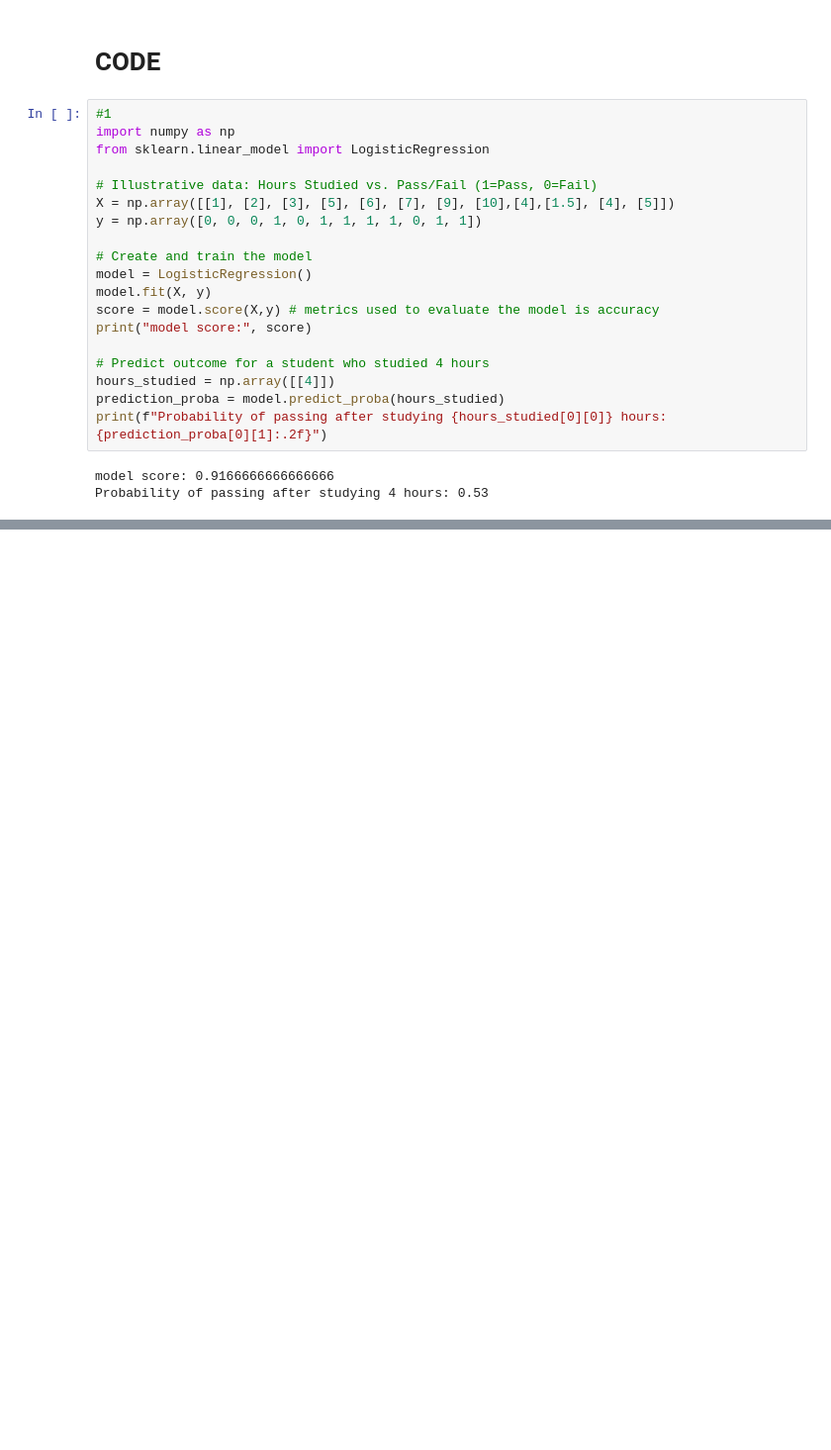
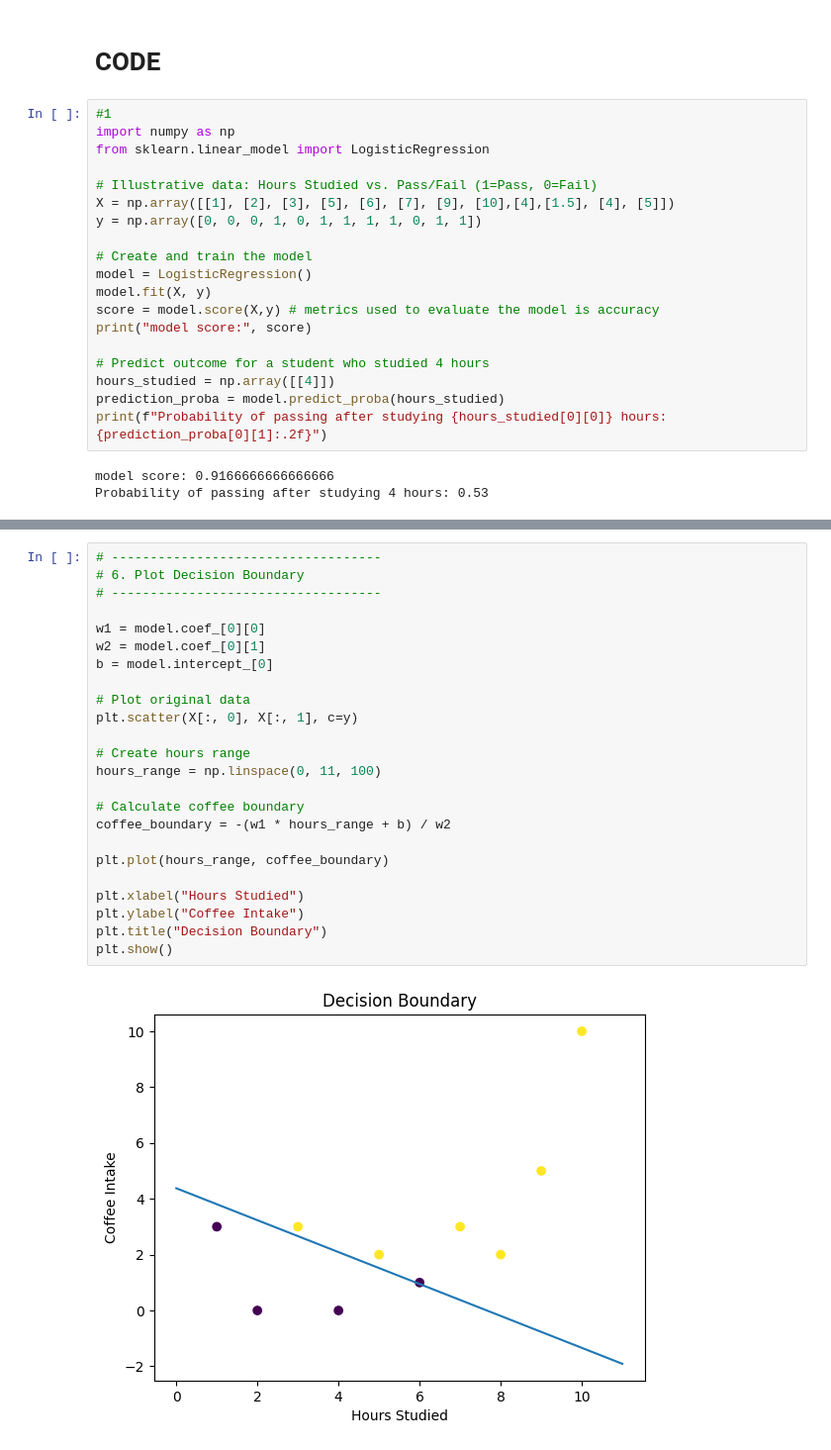
Before and after one commit to Prajwal-K-Madegowda/ML, a Jupyter notebook: All ML Alogorithme/Logistic Regression.ipynb, the cells around one changed output, grey strips where cells are left out. Shown at 99% size. Cells and saved outputs as stored; diff of their text form; blank space fills up the shorter version.

```diff
--- a/All ML Alogorithme/Logistic Regression.ipynb
+++ b/All ML Alogorithme/Logistic Regression.ipynb
@@ -114,0 +171,26 @@ NameError: name 'clf_data' is not defined
+# %%
+# -----------------------------------
+# 6. Plot Decision Boundary
+# -----------------------------------
+
+w1 = model.coef_[0][0]
+w2 = model.coef_[0][1]
+b = model.intercept_[0]
+
+# Plot original data
+plt.scatter(X[:, 0], X[:, 1], c=y)
+
+# Create hours range
+hours_range = np.linspace(0, 11, 100)
+
+# Calculate coffee boundary
+coffee_boundary = -(w1 * hours_range + b) / w2
+
+plt.plot(hours_range, coffee_boundary)
+
+plt.xlabel("Hours Studied")
+plt.ylabel("Coffee Intake")
+plt.title("Decision Boundary")
+plt.show()
+# %% [output]
+[figure, added]
```
Also changed, not shown: parts of 7 cells of this notebook, 1 other file.
